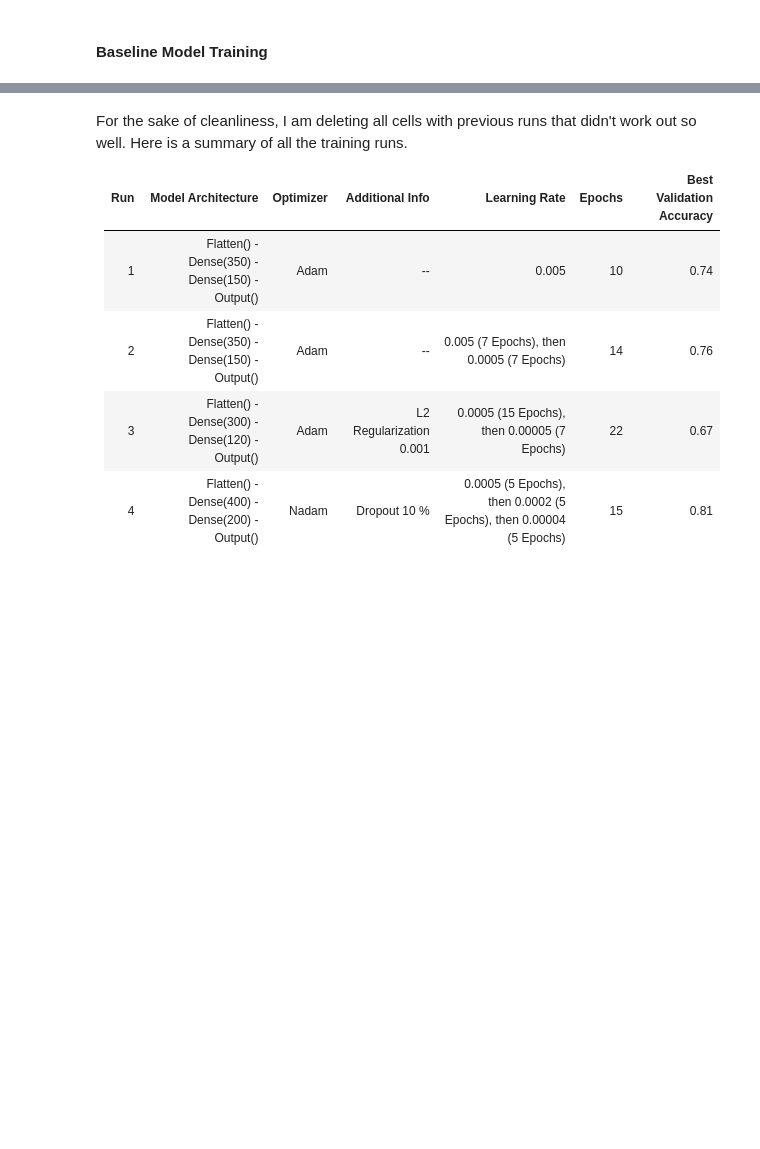
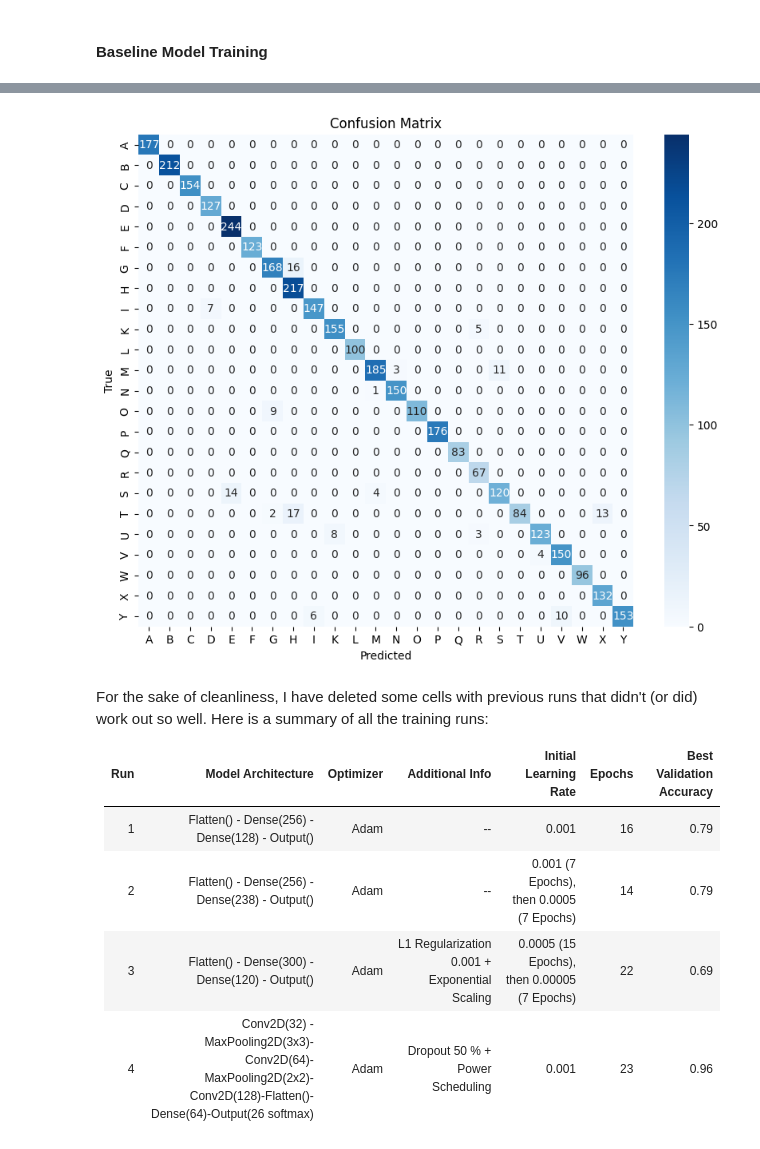
Before and after one commit to the-gauss/tiny-projects-ml, a Jupyter notebook: american-sign-language/preet_training_notebook.ipynb, the cells around one changed output, grey strips where cells are left out. Saved outputs shown, nothing was run; the diff lists cells and outputs as text; code cells hidden in the pictures; blank space fills up the shorter version.

Commit message:
feat(ASL): train notebook 2

```diff
--- a/american-sign-language/preet_training_notebook.ipynb
+++ b/american-sign-language/preet_training_notebook.ipynb
@@ -297,15 +596,15 @@ Trainable params: 364890 (1.39 MB)
 Non-trainable params: 0 (0.00 Byte)
 _________________________________________________________________
 # %%
-cnn_optimizer = keras.optimizers.Adam(learning_rate=0.0001)
-cnn_model.compile(optimizer=cnn_optimizer,
+adam_4 = keras.optimizers.Adam(learning_rate=lr_schedule)   # Same Power Scheduler from previous run
+model_5.compile(optimizer=adam_4,
                   loss='sparse_categorical_crossentropy',
                   metrics=['accuracy'])
 # %%
-cnn_history = cnn_model.fit(
+cnn_history = model_5.fit(
     train_dataset,
     validation_data=valid_dataset,
-    epochs=20,
+    epochs=100,
     verbose=1,
-    callbacks=[keras.callbacks.EarlyStopping(patience=5)]
+    callbacks=callbacks_2
 )
@@ -376,0 +645,36 @@ performance_metrics
+# %%
+import seaborn as sns
+from sklearn.metrics import confusion_matrix
+
+def plot_confusion_matrix(model, dataset, class_names):
+    true_labels = []
+    predictions = []
+
+    for batch in dataset:
+        images, labels = batch
+        preds = model.predict(images)
+        preds = np.argmax(preds, axis=1)
+        true_labels.extend(labels.numpy().flatten())
+        predictions.extend(preds.flatten())
+
+    # Filter out J (index 9) and Z (index 25) from the labels and predictions
+    valid_indices = [i for i in range(len(true_labels)) if true_labels[i] != 9 and true_labels[i] != 25]
+    true_labels = np.array(true_labels)[valid_indices]
+    predictions = np.array(predictions)[valid_indices]
+
+    # Adjust labels for confusion matrix plotting
+    true_labels = [label - 1 if label > 9 else label for label in true_labels]
+    predictions = [label - 1 if label > 9 else label for label in predictions]
+
+    cm = confusion_matrix(true_labels, predictions)
+
+    plt.figure(figsize=(10, 8))
+    sns.heatmap(cm, annot=True, fmt='d', cmap='Blues', xticklabels=class_names, yticklabels=class_names)
+    plt.xlabel('Predicted')
+    plt.ylabel('True')
+    plt.title('Confusion Matrix')
+    plt.show()
+
+class_names = [chr(i) for i in range(ord('A'), ord('Z') + 1) if chr(i) not in ['J', 'Z']]
+plot_confusion_matrix(model_5, test_dataset, class_names)
+# %% [output]
@@ -377,9 +699,10 @@ performance_metrics
+[figure, added]
 # %% [markdown]
-For the sake of cleanliness, I am deleting all cells with previous runs that didn't work out so well. Here is a summary of all the training runs.<br>
+For the sake of cleanliness, I have deleted some cells with previous runs that didn't (or did) work out so well. Here is a summary of all the training runs:<br>
 
-| **Run** | **Model Architecture**                       | **Optimizer** |**Additional Info**| **Learning Rate** | **Epochs** | **Best Validation Accuracy** |
+| **Run** | **Model Architecture**                       | **Optimizer** |**Additional Info**| **Initial Learning Rate** | **Epochs** | **Best Validation Accuracy** |
 |---------|----------------------------------------------|---------------|-----|--------------|------------|-----------------------------|
-| 1       | Flatten() - Dense(350) - Dense(150) - Output() | Adam         | -- | 0.005             | 10         | 0.74                        |
-| 2       | Flatten() - Dense(350) - Dense(150) - Output() | Adam         | -- | 0.005 (7 Epochs), then 0.0005 (7 Epochs)           | 14   | 0.76 |
-| 3       | Flatten() - Dense(300) - Dense(120) - Output() | Adam         | L2 Regularization 0.001 | 0.0005 (15 Epochs), then 0.00005 (7 Epochs)        | 22   | 0.67 |
-| 4       | Flatten() - Dense(400) - Dense(200) - Output() | Nadam        | Dropout 10 % | 0.0005 (5 Epochs), then 0.0002 (5 Epochs), then 0.00004 (5 Epochs)        | 15   | 0.81 |
+| 1       | Flatten() - Dense(256) - Dense(128) - Output() | Adam         | -- | 0.001             | 16         | 0.79                        |
+| 2       | Flatten() - Dense(256) - Dense(238) - Output() | Adam         | -- | 0.001 (7 Epochs), then 0.0005 (7 Epochs)           | 14   | 0.79 |
+| 3       | Flatten() - Dense(300) - Dense(120) - Output() | Adam         | L1 Regularization 0.001 + Exponential Scaling | 0.0005 (15 Epochs), then 0.00005 (7 Epochs)        | 22   | 0.69 |
+| 4       | Conv2D(32) - MaxPooling2D(3x3)-Conv2D(64)-MaxPooling2D(2x2)-Conv2D(128)-Flatten()-Dense(64)-Output(26 softmax)| Adam        | Dropout 50 % + Power Scheduling | 0.001        | 23   | 0.96 |
```
Also changed, not shown: parts of 31 cells of this notebook, 2 other files.
